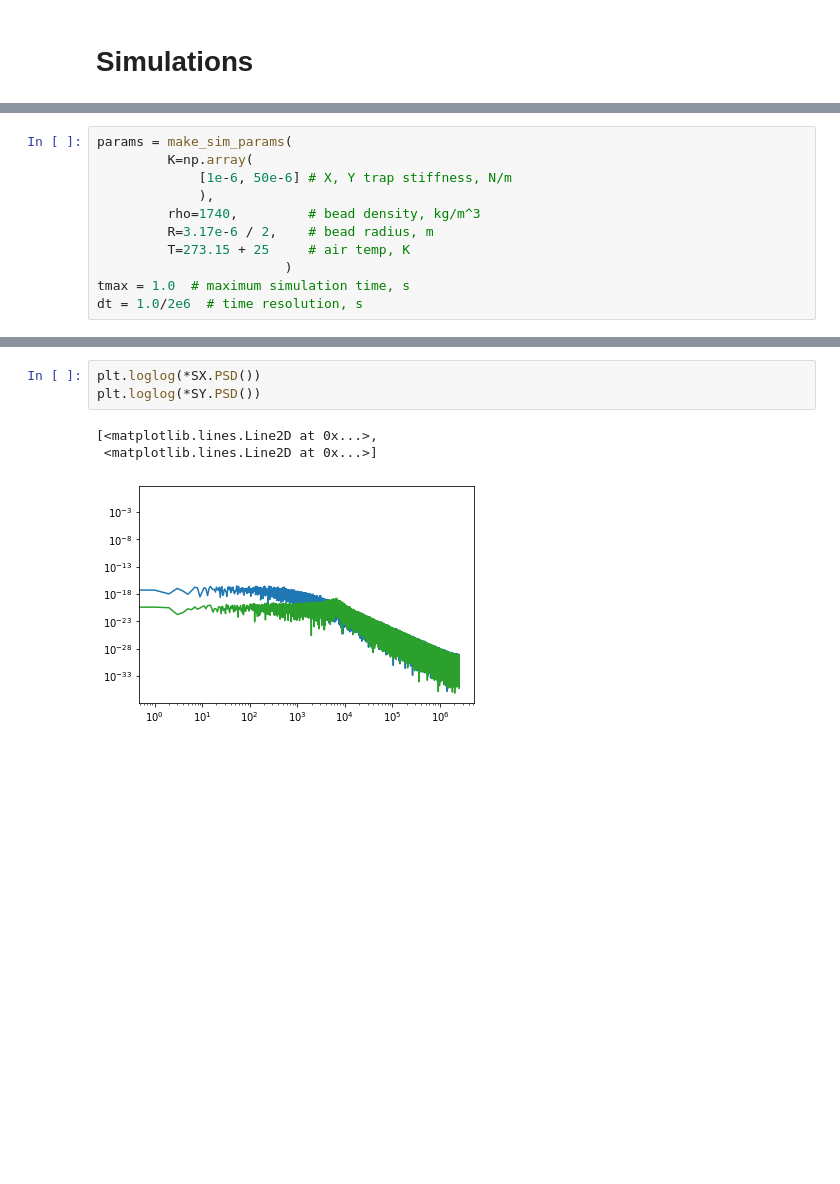
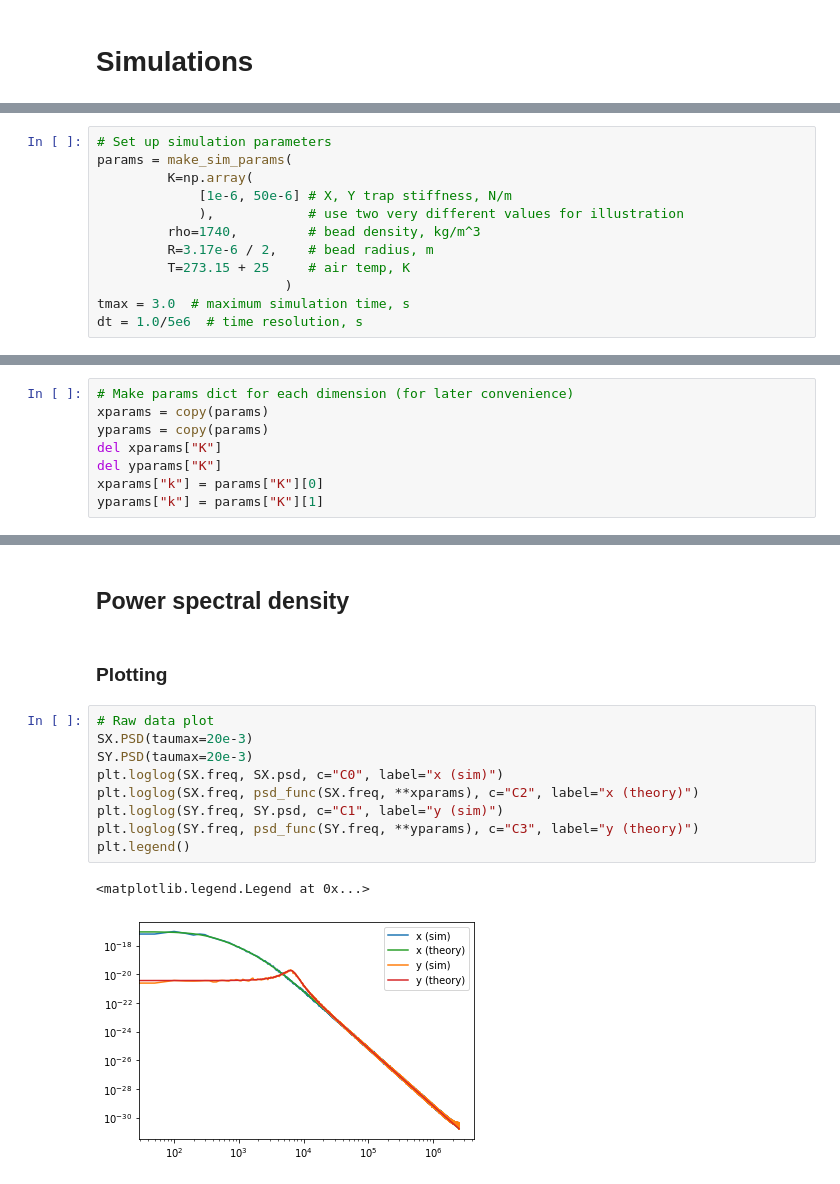
Before and after one commit to lhillber/brownian, a Jupyter notebook: tour.ipynb, the cells around one changed output, grey strips where cells are left out. Drawn from its saved outputs; the diff is of its cells as text; blank space fills up the shorter version.

Commit message:
add example data set. Parallel MSD and ACF

```diff
--- a/tour.ipynb
+++ b/tour.ipynb
@@ -339,11 +407,12 @@ Asymptotic speed up factor: 7.58
 # %%
+# Set up simulation parameters
 params = make_sim_params(
          K=np.array(
              [1e-6, 50e-6] # X, Y trap stiffness, N/m
-             ),
+             ),            # use two very different values for illustration
          rho=1740,         # bead density, kg/m^3
          R=3.17e-6 / 2,    # bead radius, m
          T=273.15 + 25     # air temp, K
                         )
-tmax = 1.0  # maximum simulation time, s
-dt = 1.0/2e6  # time resolution, s
+tmax = 3.0  # maximum simulation time, s
+dt = 1.0/5e6  # time resolution, s
@@ -350 +434,9 @@ dt = 1.0/2e6  # time resolution, s
+# %%
+# Make params dict for each dimension (for later convenience)
+xparams = copy(params)
+yparams = copy(params)
+del xparams["K"]
+del yparams["K"]
+xparams["k"] = params["K"][0]
+yparams["k"] = params["K"][1]
 # %%
@@ -366,7 +510,16 @@ plt.legend()
+# %% [markdown]
+## Power spectral density
+# %% [markdown]
+### Plotting
 # %%
-plt.loglog(*SX.PSD())
-plt.loglog(*SY.PSD())
+# Raw data plot
+SX.PSD(taumax=20e-3)
+SY.PSD(taumax=20e-3)
+plt.loglog(SX.freq, SX.psd, c="C0", label="x (sim)")
+plt.loglog(SX.freq, psd_func(SX.freq, **xparams), c="C2", label="x (theory)")
+plt.loglog(SY.freq, SY.psd, c="C1", label="y (sim)")
+plt.loglog(SY.freq, psd_func(SY.freq, **yparams), c="C3", label="y (theory)")
+plt.legend()
 # %% [output]
-[<matplotlib.lines.Line2D at 0x...>,
- <matplotlib.lines.Line2D at 0x...>]
+<matplotlib.legend.Legend at 0x...>
-[figure, old version]
+[figure, new version]
```
Also changed, not shown: parts of 54 cells of this notebook, 2 other files.
